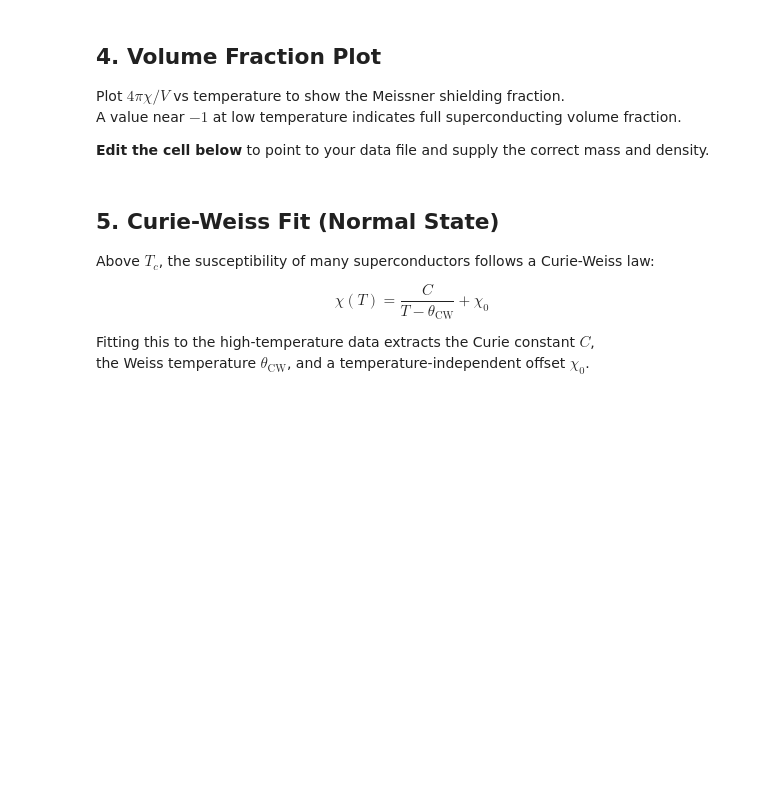
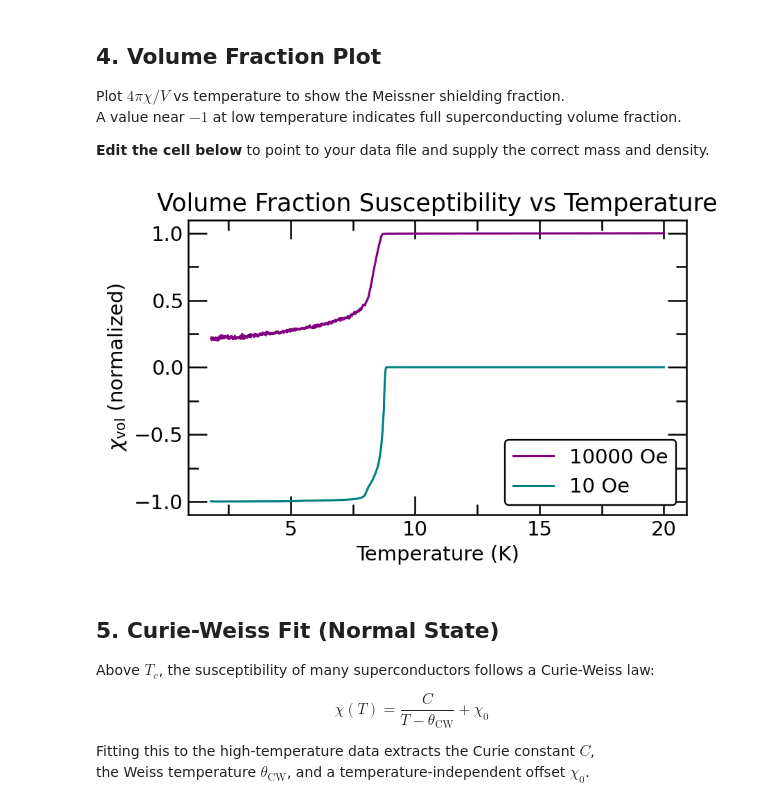
Before and after one commit to daniels1101/materials-characterization-tools, a Jupyter notebook: mpms_analysis.ipynb, the cells around one changed output. Drawn from its saved outputs; the diff is of its cells as text; code cells hidden in the pictures; blank space fills up the shorter version.

Commit message:
Fix plots and update README

```diff
--- a/mpms_analysis.ipynb
+++ b/mpms_analysis.ipynb
@@ -208,27 +208,33 @@ A value near $-1$ at low temperature indicates full superconducting volume fract
 # %%
 # ── User inputs ───────────────────────────────────────────────
 FILEPATH  = 'data/ZrV2_sample.dat'   # path to your MPMS .dat file
 MASS_MG   = 1.45                # sample mass in mg
 DENSITY   = 6.23                # density in g/cm³
 FIELDS    = (10, 10000)         # (low field Oe, high field Oe)
 POWDER    = False
 # ─────────────────────────────────────────────────────────────
 
 low_field, high_field = plot_tc(MASS_MG, DENSITY, FILEPATH,
                                 fields=FIELDS, powder=POWDER)
+T_low,  chi_low  = low_field
+T_high, chi_high = high_field
+
+# Normalize each curve to its own maximum absolute value
+chi_low_norm  = chi_low  / np.max(np.abs(chi_low))
+chi_high_norm = chi_high / np.max(np.abs(chi_high))
 
 plt.figure(dpi=150, figsize=(6, 4))
-plt.plot(*high_field, '.-', markevery=30, color='purple', label=f'{FIELDS[1]} Oe')
-plt.plot(*low_field,  '.-', markevery=30, color='teal',   label=f'{FIELDS[0]} Oe')
-plt.ylim(-1.2, 0.1)
-plt.xlim(0, 300)
+plt.plot(T_high, chi_high_norm, '-', color='purple', label=f'{FIELDS[1]} Oe')
+plt.plot(T_low,  chi_low_norm,  '-', color='teal',   label=f'{FIELDS[0]} Oe')
 plt.xlabel('Temperature (K)')
-plt.ylabel(r'$\chi_{\mathrm{vol}}\;(4\pi\;\mathrm{emu}\;\mathrm{Oe}^{-1}\;\mathrm{cm}^{-3})$')
+plt.ylabel(r'$\chi_{\mathrm{vol}}$ (normalized)')
 plt.title('Volume Fraction Susceptibility vs Temperature')
 format_my_ticks()
 format_legend()
 plt.tight_layout()
 plt.show()
+# %% [output]
+[figure, added]
 # %% [markdown]
 ## 5. Curie-Weiss Fit (Normal State)
 
```
Also changed, not shown: parts of 2 cells of this notebook, 2 other files.
